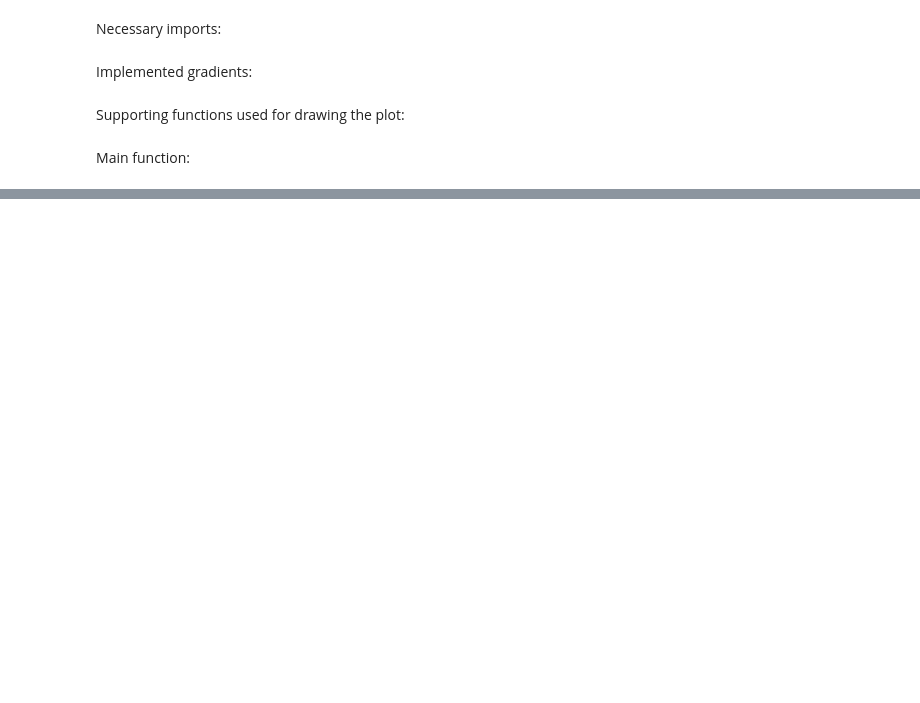
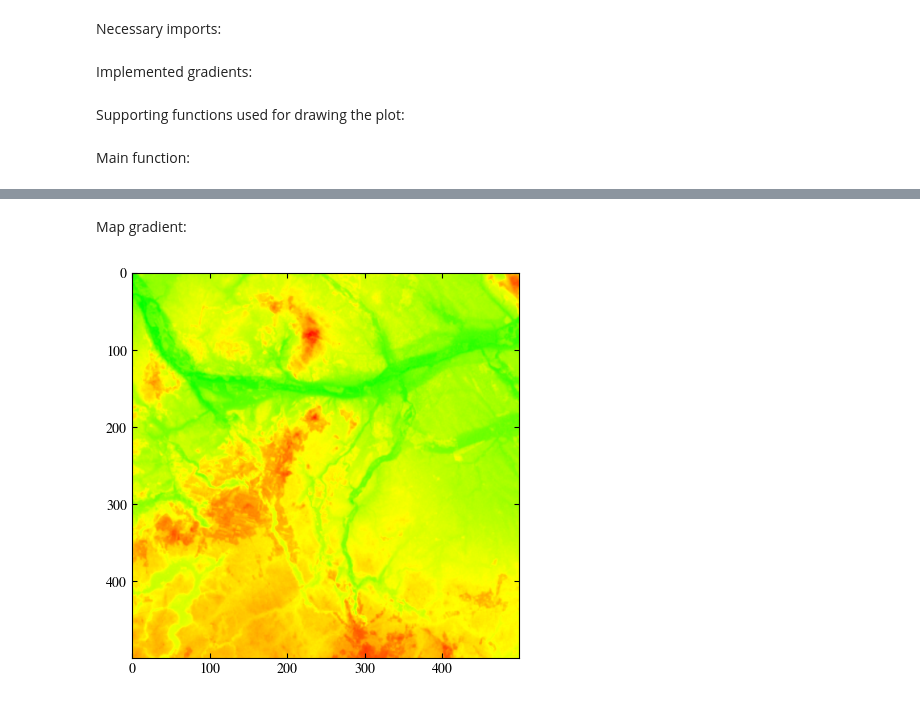
Before and after one commit to Frostyyyl/Human-computer-interaction, a Jupyter notebook: color_visualization/jupiter.ipynb, the cells around one changed output, grey strips where cells are left out. Cells and saved outputs as stored; diff of their text form; code cells hidden in the pictures; blank space fills up the shorter version.

```diff
--- a/color_visualization/jupiter.ipynb
+++ b/color_visualization/jupiter.ipynb
@@ -148,0 +153,51 @@ draw_plot(gradients, [get_name(g) for g in gradients])
+# %% [markdown]
+Map gradient:
+# %%
+def read_file(file_path) -> tuple[pd.DataFrame, pd.DataFrame]:
+    header = pd.read_csv(file_path, nrows=1, header=None, sep=r'\s+')
+    data_reader = pd.read_csv(file_path, skiprows=1, header=None, sep=r'\s+')
+
+    return header, data_reader
+
+# TODO:
+# def calculate_normals(data, distance) -> np.ndarray:
+#     normal_vectors = np.zeros((params.loc[0, 0] - 1, params.loc[0, 1] - 1, 3))
+
+#     for i, row in data[:-1].iterrows():
+#         for col in data.columns[:-1]:
+#             print(i, col)
+    # math.acos((c**2 - b**2 - a**2)/(-2.0 * a * b)
+
+def map_gradient(v):
+    return hsv2rgb(1/3 - (((v - 44) / 110) / 3), 1, 1)
+
+def draw_map(params, data):
+    # set the font
+    plt.rcParams['mathtext.fontset'] = 'stix'
+    plt.rcParams['font.family'] = 'STIXGeneral'
+
+    plt.rcParams['xtick.direction'] = 'in'
+    plt.rcParams['xtick.top'] = True
+    plt.rcParams['xtick.bottom'] = True
+    plt.rcParams['ytick.direction'] = 'in'
+    plt.rcParams['ytick.right'] = True
+    plt.rcParams['ytick.left'] = True
+
+    fig, ax = plt.subplots(figsize=(5, 5))
+
+    img = np.zeros((params.loc[0, 0], params.loc[0, 1], 3))
+    for i, row in data.iterrows():
+        for col in data.columns:
+            img[i, col] = map_gradient(row[col])
+
+    im = ax.imshow(img, aspect='auto')
+    im.set_extent([0, params.loc[0, 0] - 1, params.loc[0, 1] - 1, 0])
+
+    fig.savefig('map.pdf')
+
+
+params, data = read_file('data/big.dem')
+# calculate_normals(data, params.loc[0, 2])
+draw_map(params, data)
+# %% [output]
+[figure, added]
```
Also changed, not shown: parts of 3 cells of this notebook, 3 other files.
